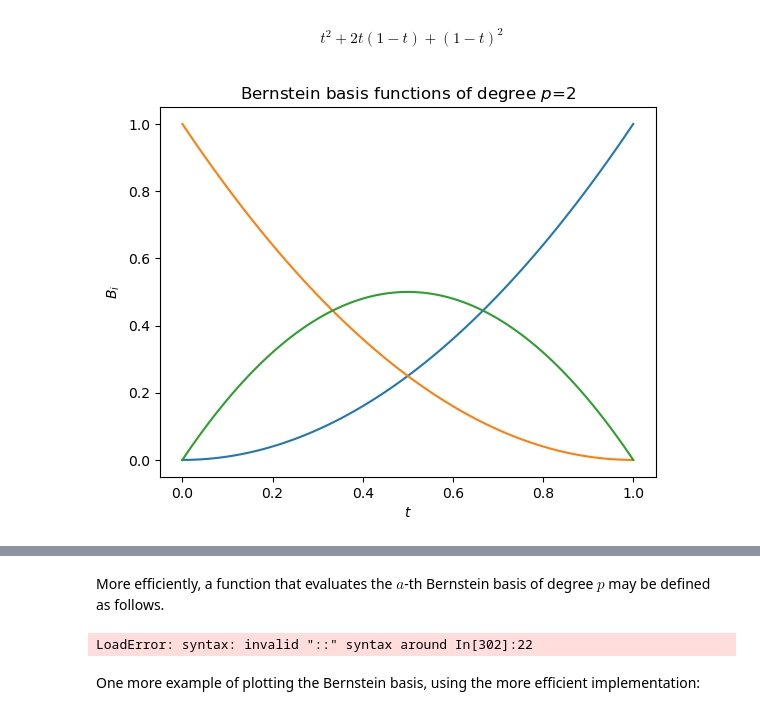
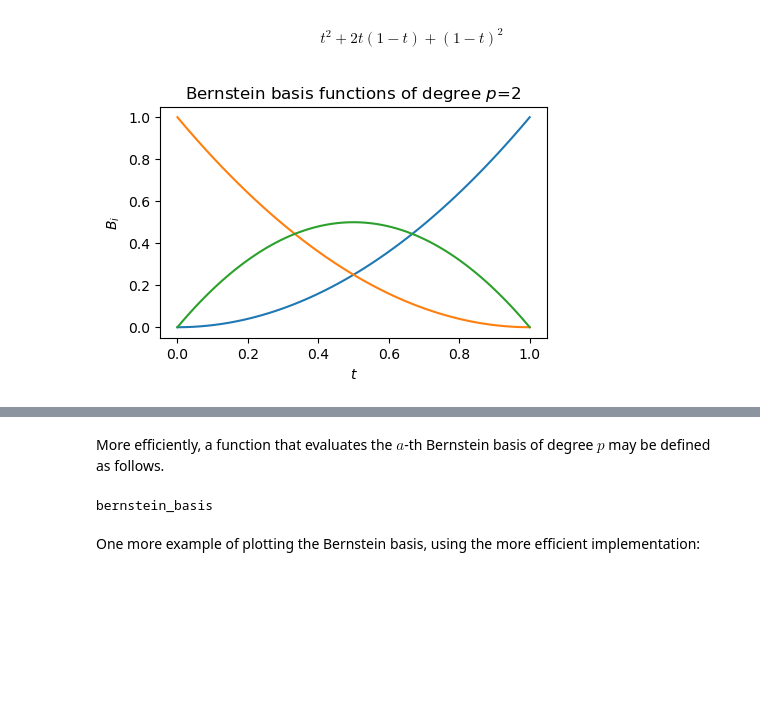
Before and after one commit to schmidticus/usplinetutorial_jupyter, a Jupyter notebook: UsplineTutorial_v00.ipynb, the cells around one changed output, grey strips where cells are left out. Cells and saved outputs as stored; diff of their text form; code cells hidden in the pictures; blank space fills up the shorter version.

```diff
--- a/UsplineTutorial_v00.ipynb
+++ b/UsplineTutorial_v00.ipynb
@@ -120,31 +120,32 @@ expr3 = subs(expr2, a=>(1-t), b=>t)
 # %%
 #using PyPlot
 #plt = PyPlot
 
 # Grab each term in the expression
 B = Array{Any,1}()
 for j = 1:(p+1)
     push!( B, expr3.args[j] )
 end
 
 # Evaluate each term at all the points in 'x', going from 0 to 1
 h = 0.01
 x = collect(0:h:1)[:]
 BEvals = zeros(p+1,length(x))
 for i = 1:length(x)
     for j = 1:(p+1)
         BEvals[j,i] = subs(B[j], t=>x[i]).evalf()
     end
 end
 
 # Plot each function from 0 to 1
-plt.figure()
+figure_size = (5, 3)
+plt.figure(figsize=figure_size)
 for j = 1:(p+1)
     plt.plot(x,BEvals[j,:])
 end
 
 plt.title("Bernstein basis functions of degree \$p\$="*string(p))
 plt.xlabel("\$t\$")
 plt.ylabel("\$B_i\$")
 # %% [output]
-[figure, old version]
+[figure, new version]
@@ -172,7 +173,7 @@ function bernstein_basis(a::Int64,
                         p::Int64,
                         t::Union{Float64,ComplexF64};
                         dmin::Float64=0.,
-                        dmax::Float64=1.)::::Union{Float64,ComplexF64}
+                        dmax::Float64=1.)::Union{Float64,ComplexF64}
     if(a < 1 || a > p+1 || real(t) < dmin || real(t) > dmax)
         return 0.0
     end
@@ -181,7 +182,7 @@ function bernstein_basis(a::Int64,
     return result
 end
 # %% [output]
-LoadError: syntax: invalid "::" syntax around In[302]:22
+bernstein_basis
 # %% [markdown]
 One more example of plotting the Bernstein basis, using the more efficient implementation:
 # %%
```
Also changed, not shown: parts of 9 cells of this notebook.
